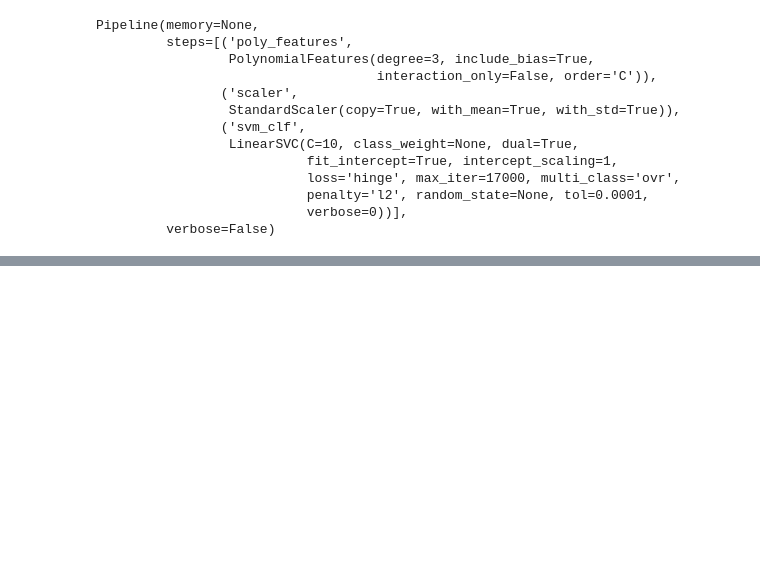
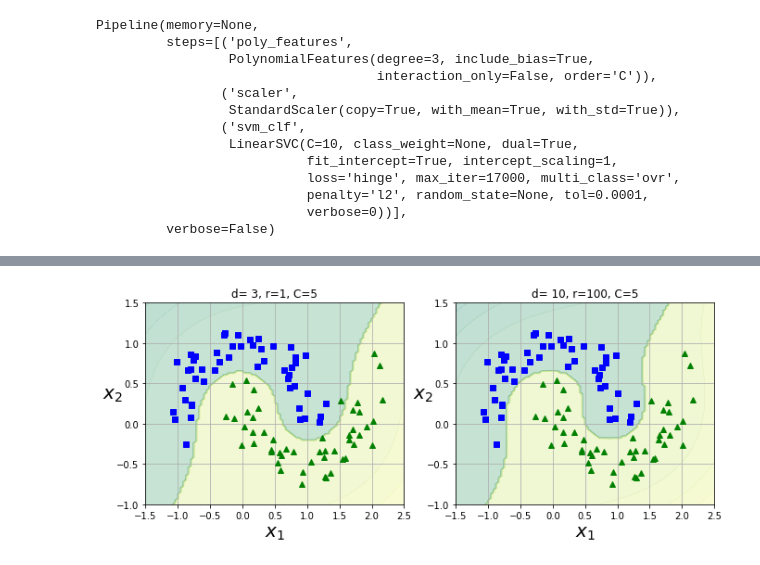
Before and after one commit to Shrey-Viradiya/HandsOnMachineLearning, a Jupyter notebook: Support_Vector_Machines.ipynb, the cells around one changed output, grey strips where cells are left out. Cells and saved outputs as stored; diff of their text form; code cells hidden in the pictures; blank space fills up the shorter version.

```diff
--- a/Support_Vector_Machines.ipynb
+++ b/Support_Vector_Machines.ipynb
@@ -273,0 +274,15 @@ plt.show()
+# %%
+from sklearn.svm import SVC
+poly_kernel_svm_clf = Pipeline([
+                                 ('scaler', StandardScaler()),
+                                 ('svm_clf', SVC(kernel='poly', degree = 3, coef0=1, C =5))
+])
+
+
+poly100_kernel_svm_clf = Pipeline([
+                                 ('scaler', StandardScaler()),
+                                 ('svm_clf', SVC(kernel='poly', degree = 10, coef0=100, C =5))
+])
+# %%
+poly_kernel_svm_clf.fit(X,y)
+poly100_kernel_svm_clf.fit(X,y)
@@ -273,0 +300,16 @@ plt.show()
+# %%
+plt.figure(figsize = (11,4))
+
+plt.subplot(121)
+plot_predictions(poly_kernel_svm_clf, [-1.5, 2.5, -1, 1.5])
+plot_dataset(X,y, [-1.5, 2.5, -1, 1.5])
+plt.title("d= 3, r=1, C=5")
+
+plt.subplot(122)
+plot_predictions(poly100_kernel_svm_clf, [-1.5, 2.5, -1, 1.5])
+plot_dataset(X,y, [-1.5, 2.5, -1, 1.5])
+plt.title("d= 10, r=100, C=5")
+
+plt.show()
+# %% [output]
+[figure, added]
```
Also changed, not shown: parts of 48 cells of this notebook, 2 other files.
